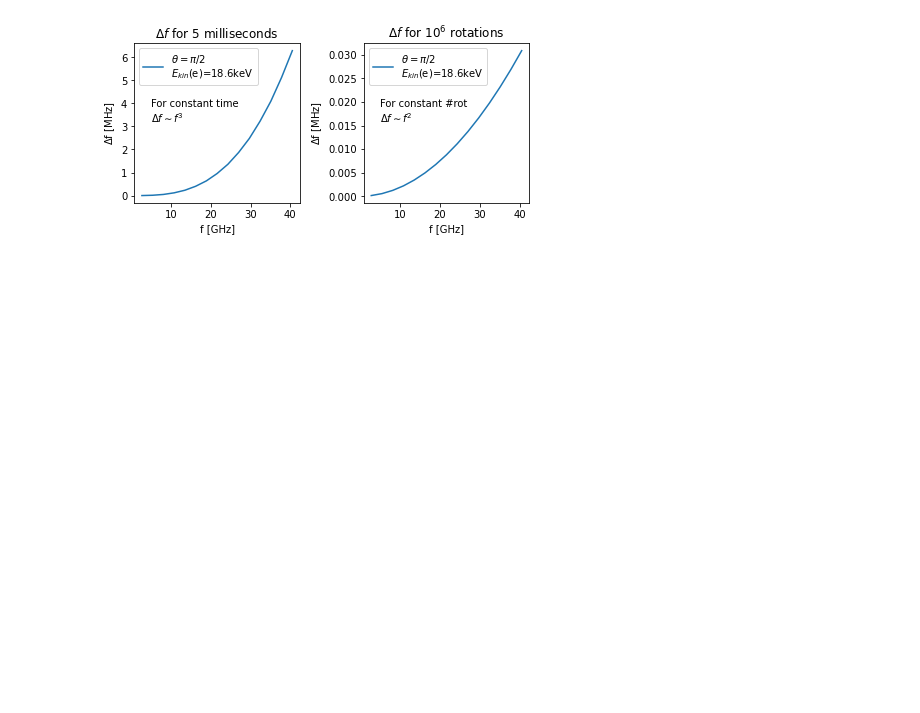
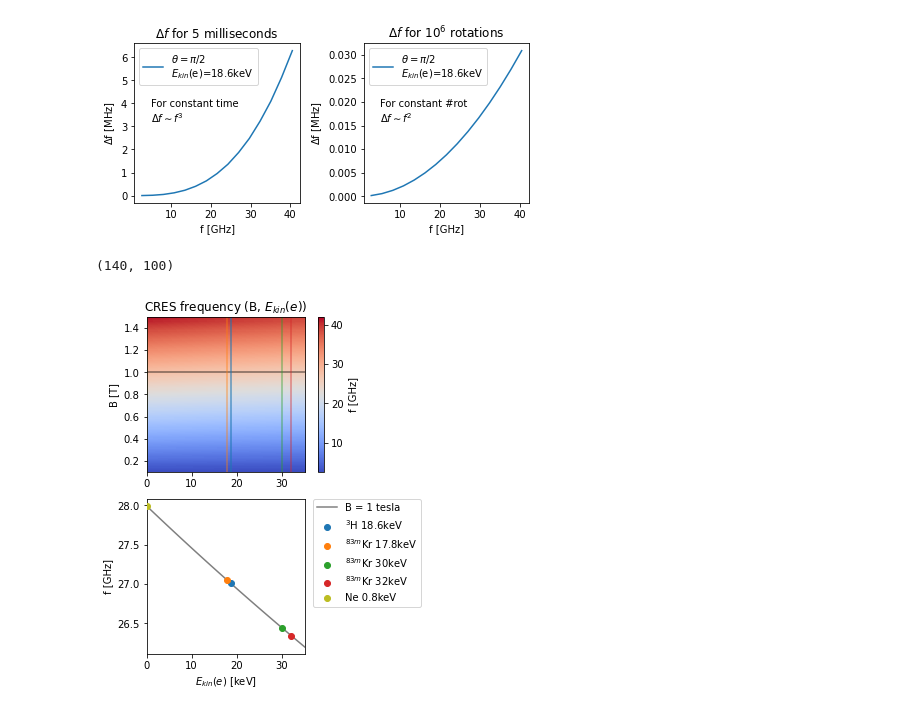
Before and after one commit to Wouter-VDP/P8_frequency_studies, a Jupyter notebook: p8_frequency_toy.ipynb, the cells around one changed output. Saved outputs shown, nothing was run; the diff lists cells and outputs as text; code cells hidden in the pictures; blank space fills up the shorter version.

```diff
--- a/p8_frequency_toy.ipynb
+++ b/p8_frequency_toy.ipynb
@@ -172,3 +254,57 @@ fig.savefig(out_dir+'bandwidth_dep.pdf')
 # This is expected since dt = rotations/f in combination with the previous statement.
 # %% [output]
 [figure]
+# %%
+kr83_17 = 17.8e3
+kr83_30 = 30e3
+kr83_32 = 32e3
+neon = 0.8
+
+
+e_calib = np.array([E_endp_eV, kr83_17, kr83_30, kr83_32, neon])
+c_calib = ['C0','C1','C2','C3','C8']
+l_calib = [r'$^{3}$H 18.6keV',
+           r'$^{83m}$Kr 17.8keV',
+           r'$^{83m}$Kr 30keV',
+           r'$^{83m}$Kr 32keV',
+           r'Ne 0.8keV']
+alpha_calib = [0.7, 0.5, 0.5, 0.5, 0.5]
+
+zip_calib = list(zip(e_calib,
+                     c_calib,
+                     l_calib,
+                     alpha_calib))
+# %%
+fig, ax = plt.subplots(nrows=2, figsize=(4.5,5.5), constrained_layout=True)
+
+B = np.linspace(0.1,1.5,140)
+e_kin_E = np.linspace(0e3,35e3,100)
+
+f_0 = e*B / (2*pi*m_e)
+gamma = 1 + e_kin_E / m_e_eV
+f = np.outer(f_0,1/gamma)
+print(f.shape)
+im = ax[0].pcolorfast(e_kin_E/1e3,B,f/1e9, cmap = 'coolwarm')
+ax[0].set_ylabel('B [T]')
+ax[1].set_xlabel(r'$E_{kin}(e)$ [keV]')
+ax[0].set_title(r'CRES frequency (B, $E_{kin}(e)$)')
+
+ax[1].plot(e_kin_E/1e3,cres(pi/2,e_kin_E,1)[1]/1e9, c='k', alpha=0.5,label = 'B = 1 tesla')
+ax[0].axhline(y=1, c='k', alpha=0.5)
+for e_c, c_c, l_c, a_c in zip_calib:
+    ax[0].axvline(x=e_c/1e3, label=l_c, alpha=a_c, c=c_c)
+    ax[1].scatter(e_c/1e3, cres(pi/2,e_c,1)[1]/1e9,label=l_c, c=c_c, zorder=3)
+
+clb = plt.colorbar(im, ax=ax[0])
+clb.set_label('f [GHz]')
+#ax[0].legend(bbox_to_anchor=(1.35, 1), loc='upper left', borderaxespad=0.)
+
+ax[1].set_xlim(e_kin_E.min()/1e3,e_kin_E.max()/1e3)
+ax[1].set_ylabel('f [GHz]')
+ax[1].set_xlabel(r'$E_{kin}(e)$ [keV]')
+ax[1].legend(bbox_to_anchor=(1.05, 1), loc='upper left', borderaxespad=0.)
+
+fig.savefig(out_dir+'calib_energy.pdf')
+# %% [output]
+(140, 100)
+[figure, added]
```
Also changed, not shown: parts of 9 cells of this notebook, 13 other files.
